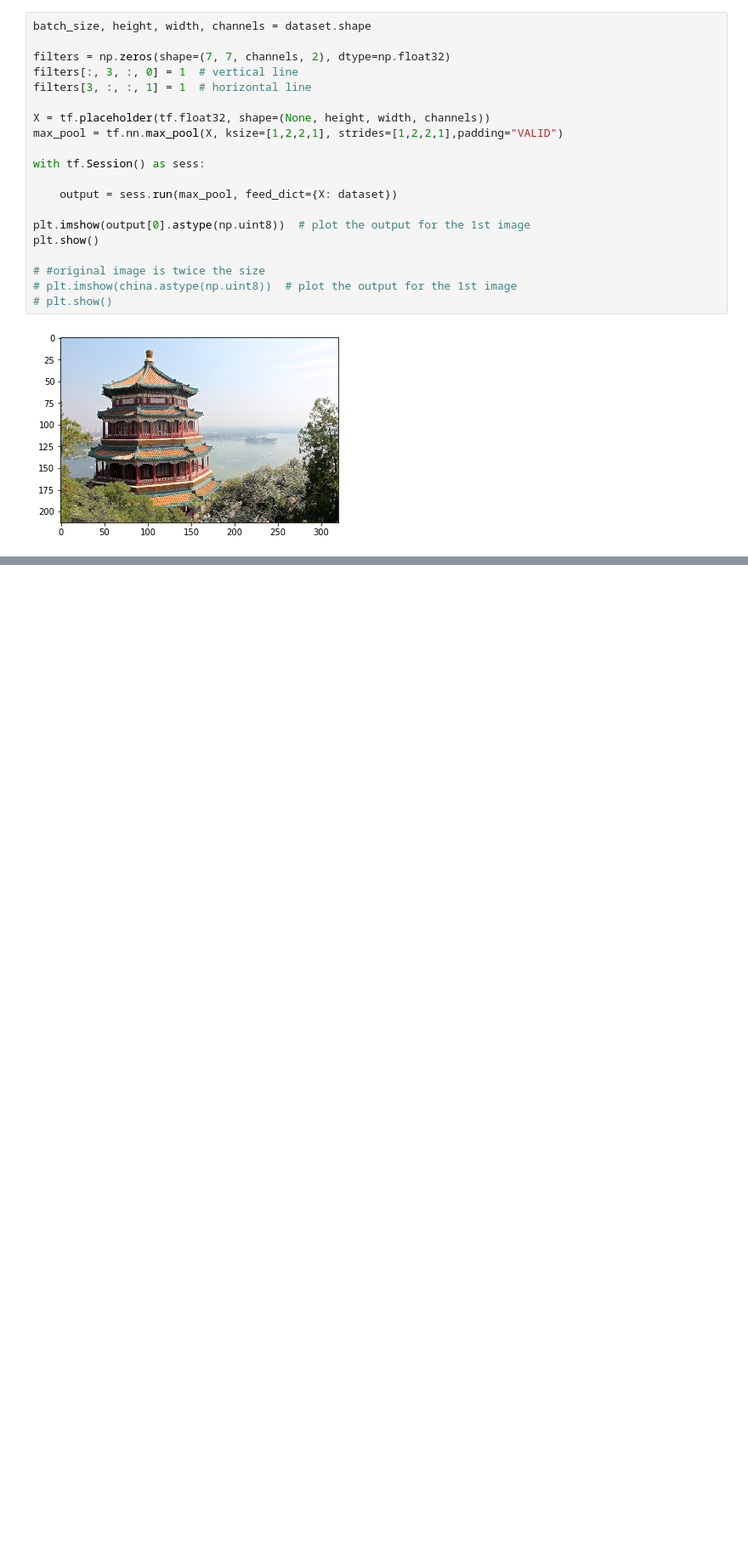
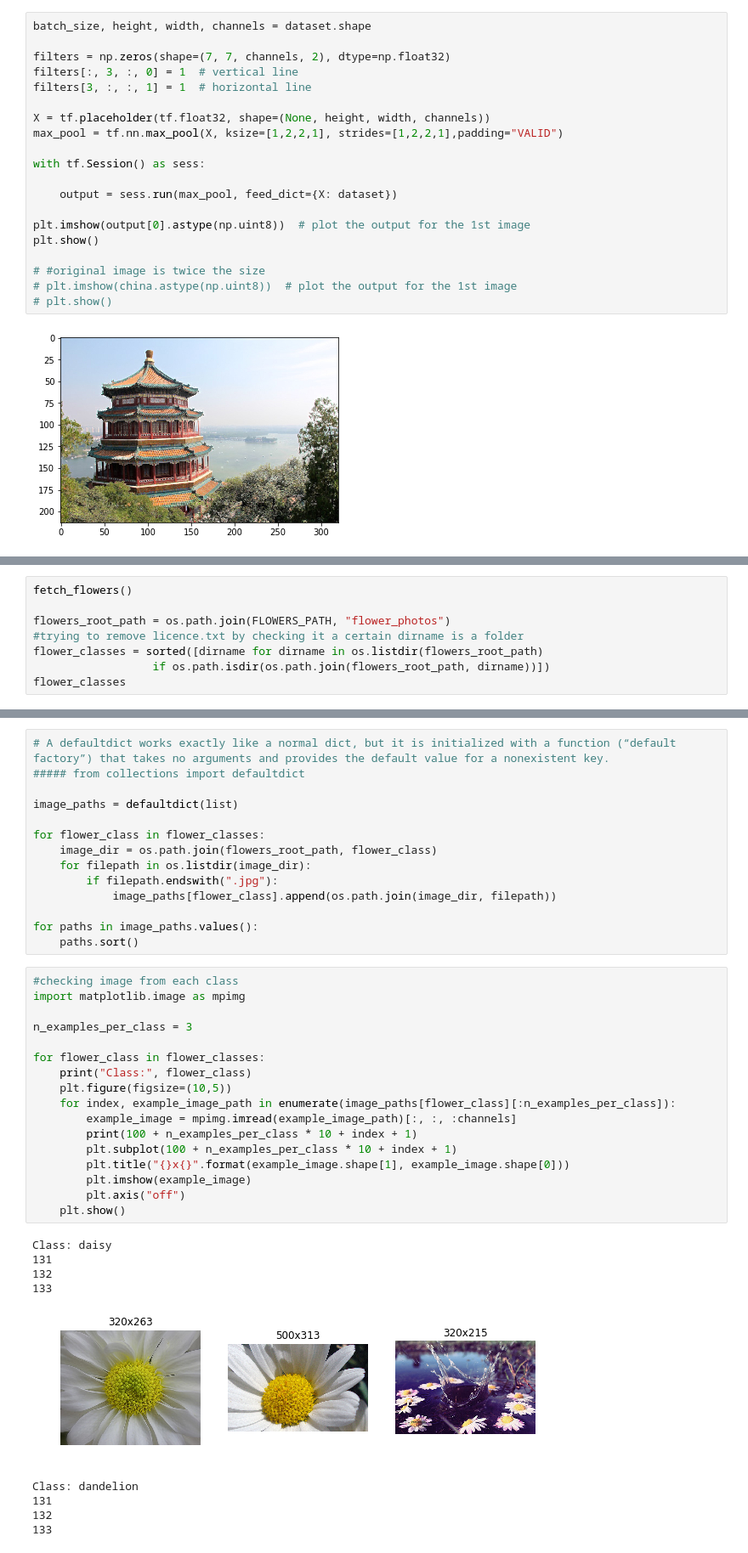
Before and after one commit to AnaumRiaz/MachineLearning, a Jupyter notebook: Chapter13.ipynb, the cells around one changed output, grey strips where cells are left out. Shown at 85% size. Saved outputs shown, nothing was run; the diff lists cells and outputs as text; blank space fills up the shorter version.

```diff
--- a/Chapter13.ipynb
+++ b/Chapter13.ipynb
@@ -138,0 +688,8 @@ plt.show()
+# %%
+fetch_flowers()
+
+flowers_root_path = os.path.join(FLOWERS_PATH, "flower_photos")
+#trying to remove licence.txt by checking it a certain dirname is a folder
+flower_classes = sorted([dirname for dirname in os.listdir(flowers_root_path)
+                  if os.path.isdir(os.path.join(flowers_root_path, dirname))])
+flower_classes
@@ -138,0 +699,41 @@ plt.show()
+# %%
+# A defaultdict works exactly like a normal dict, but it is initialized with a function (“default factory”) that takes no arguments and provides the default value for a nonexistent key.
+##### from collections import defaultdict
+
+image_paths = defaultdict(list)
+
+for flower_class in flower_classes:
+    image_dir = os.path.join(flowers_root_path, flower_class)
+    for filepath in os.listdir(image_dir):
+        if filepath.endswith(".jpg"):
+            image_paths[flower_class].append(os.path.join(image_dir, filepath))
+
+for paths in image_paths.values():
+    paths.sort()
+# %%
+#checking image from each class
+import matplotlib.image as mpimg
+
+n_examples_per_class = 3
+
+for flower_class in flower_classes:
+    print("Class:", flower_class)
+    plt.figure(figsize=(10,5))
+    for index, example_image_path in enumerate(image_paths[flower_class][:n_examples_per_class]):
+        example_image = mpimg.imread(example_image_path)[:, :, :channels]
+        print(100 + n_examples_per_class * 10 + index + 1)
+        plt.subplot(100 + n_examples_per_class * 10 + index + 1)
+        plt.title("{}x{}".format(example_image.shape[1], example_image.shape[0]))
+        plt.imshow(example_image)
+        plt.axis("off")
+    plt.show()
+# %% [output]
+Class: daisy
+131
+132
+133
+[figure, added]
+Class: dandelion
+131
+132
+133
```
Also changed, not shown: parts of 21 cells of this notebook, 2 other files.
